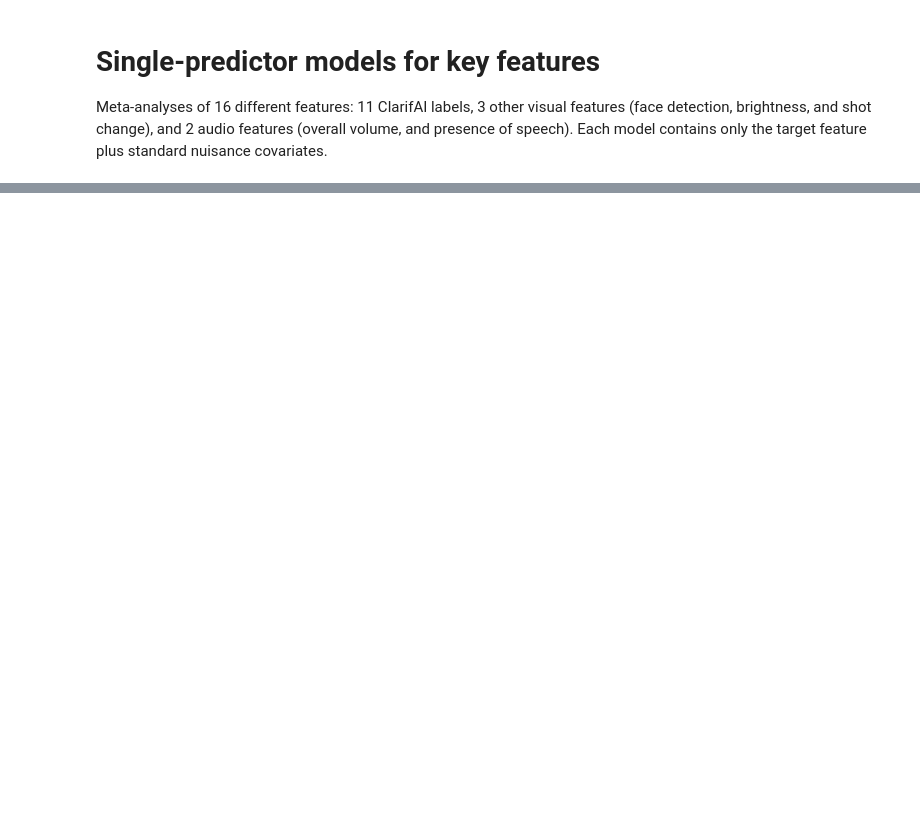
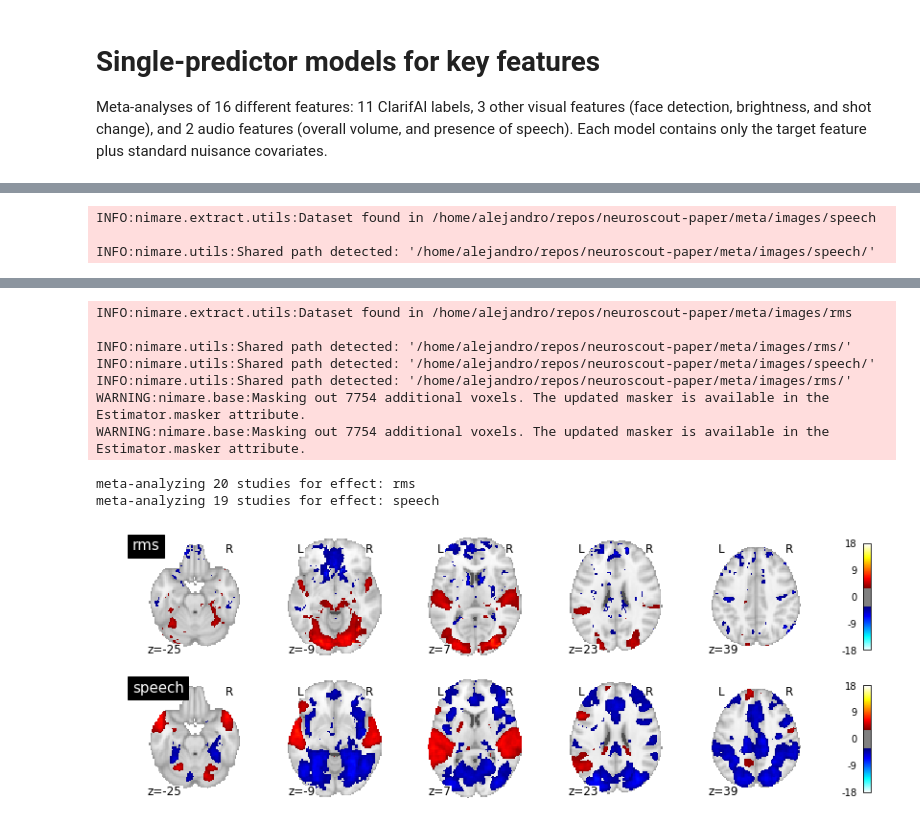
Before and after one commit to rbroc/neuroscout-paper, a Jupyter notebook: meta/01 - basic features.ipynb, the cells around one changed output, grey strips where cells are left out. Cells and saved outputs as stored; diff of their text form; code cells hidden in the pictures; blank space fills up the shorter version.

```diff
--- a/meta/01 - basic features.ipynb
+++ b/meta/01 - basic features.ipynb
@@ -15,0 +90,8 @@ rms = {'rms': json_data['rms']}
+# %%
+auditory_imgs = process_set('sp', json_data={k:v for k,v in json_data.items() if k in auditory},
+                          download=True, overwrite=True,
+                          collection_kwargs={'estimator': 'afni'},
+                          exclude=['movieDM'],
+                          plot_kwargs=dict(vmax=18, cut_coords=range(-25, 55, 16), threshold=3.29)
+                         )
+# %% [output]
@@ -15,0 +99,3 @@ rms = {'rms': json_data['rms']}
+INFO:nimare.extract.utils:Dataset found in /home/alejandro/repos/neuroscout-paper/meta/images/speech
+
+INFO:nimare.utils:Shared path detected: '/home/alejandro/repos/neuroscout-paper/meta/images/speech/'
@@ -15,0 +103,10 @@ rms = {'rms': json_data['rms']}
+INFO:nimare.extract.utils:Dataset found in /home/alejandro/repos/neuroscout-paper/meta/images/rms
+
+INFO:nimare.utils:Shared path detected: '/home/alejandro/repos/neuroscout-paper/meta/images/rms/'
+INFO:nimare.utils:Shared path detected: '/home/alejandro/repos/neuroscout-paper/meta/images/speech/'
+INFO:nimare.utils:Shared path detected: '/home/alejandro/repos/neuroscout-paper/meta/images/rms/'
+WARNING:nimare.base:Masking out 7754 additional voxels. The updated masker is available in the Estimator.masker attribute.
+WARNING:nimare.base:Masking out 7754 additional voxels. The updated masker is available in the Estimator.masker attribute.
+meta-analyzing 20 studies for effect: rms
+meta-analyzing 19 studies for effect: speech
+[figure, added]
```
Also changed, not shown: parts of 16 cells of this notebook, 16 other files.
